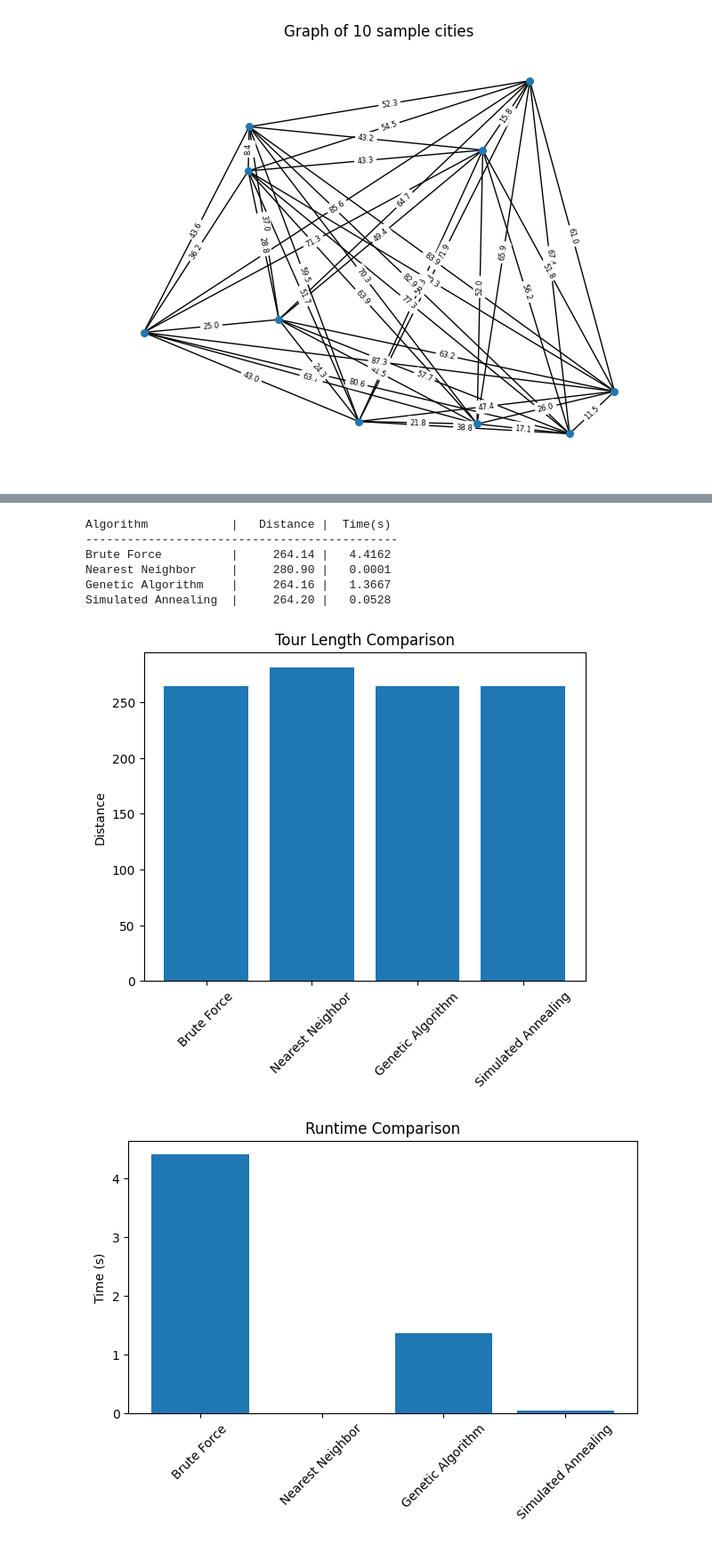
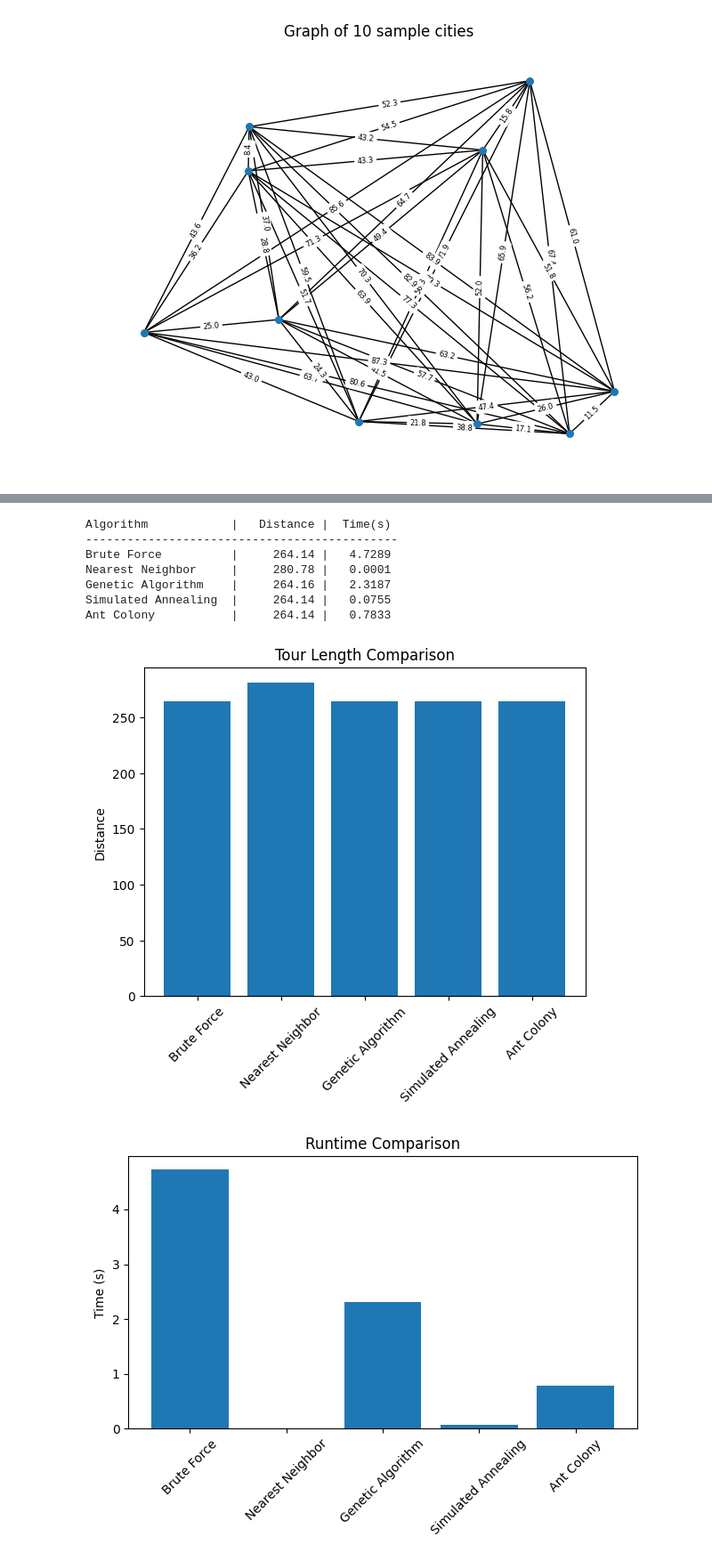
Before and after one commit to niceWizzard/GT_TSP_PS, a Jupyter notebook: tsp-algs.ipynb, the cells around one changed output, grey strips where cells are left out. Shown: that part at 89% size. Cells and saved outputs as stored; diff of their text form; code cells hidden in the pictures.

Commit message:
-Added ACO -used the distances matrix instead of Graph edge weights since that is rounded

```diff
--- a/tsp-algs.ipynb
+++ b/tsp-algs.ipynb
@@ -84,14 +74,14 @@ def nearest_neighbor(G : nx.Graph) -> tuple[list[str], float]:
     while len(visited) < n:
         current_node = route[-1]
         #Finds the nearest node to the current node that has not been visited yet
-        nearest_node, distance = min([(i, G[current_node][i].get('weight')) for i in G[current_node] if i not in visited], key=lambda x: x[1])
+        nearest_node, distance = min([(i, distances[current_node][i]) for i in G[current_node] if i not in visited], key=lambda x: x[1])
 
         route.append(nearest_node)
         visited.add(nearest_node)
         best_distance += distance
     else:
         #Connect last node distance to the first node distance
-        best_distance += G[current_node][first].get('weight')
+        best_distance += distances[current_node][first]
     return (route, best_distance)
 
 start = time.time()
@@ -125,12 +116,14 @@ def random_population(nodes: list, size: int):
 def genetic_alg(G: nx.Graph, pop_size: int, mutation_rate: float, generations: int) -> tuple[list, float]:
     # Initialize a random population
     nodes = list(G.nodes)
+
     def crossover(parent1: list, parent2: list):
+        # Uses OX crossover method
         size = len(nodes)
         start, end = sorted(random.sample(range(size), 2))
 
         child  = [None] * size
-        # Step 1: Copy a slice from parent1
+        # Step 1: Copy a substring from parent1
         child[start:end] = parent1[start:end]
 
         # Step 2: Fill remaining from parent2
@@ -150,6 +143,7 @@ def genetic_alg(G: nx.Graph, pop_size: int, mutation_rate: float, generations: i
         return tuple(route)
 
     def get_parent(population: list[tuple]) -> list:
+        # Tournament selection for parent
         candidates = random.sample(population, 3)
         candidates.sort(key=lambda x : fitness(x), reverse=True)
         return candidates[0]
@@ -189,8 +183,8 @@ def genetic_alg(G: nx.Graph, pop_size: int, mutation_rate: float, generations: i
 
 
 POP_SIZE = 100
-GENERATIONS = 500
+GENERATIONS = 1000
 MUTATION_RATE = 0.01
 start = time.time()
-route, ga_length = genetic_alg(G, POP_SIZE, MUTATION_RATE, GENERATIONS)
+tour, ga_length = genetic_alg(G, POP_SIZE, MUTATION_RATE, GENERATIONS)
 ga_time = time.time() - start
@@ -197,20 +202,15 @@ ga_time = time.time() - start
 # %%
 import networkx as nx
 import random
-from functools import cache
 import numpy as np
 
 
 def simulated_annealing(G: nx.Graph, temperature: float, alpha: float, iterations: int) -> tuple[tuple, float]:
 
     nodes = list(G.nodes)
-    distances = {u: {v: G[u][v]['weight'] for v in G[u] if u != v} for u in nodes}
-    @cache
+
     def get_length(tour: tuple) -> float:
-        tour_size = len(tour)
-        return sum(
-            distances[tour[i]][tour[(i+1) % tour_size]] for i in range(tour_size)
-        )
+        return tour_length(tour)
 
     def random_neighbor(tour: tuple) -> tuple:
         neighbor = list(tour)
@@ -241,7 +241,7 @@ def simulated_annealing(G: nx.Graph, temperature: float, alpha: float, iteration
 
 T, ALPHA, ITER = 10000, 0.995, 20000
 start = time.time()
-route, best_e = simulated_annealing(G, T, ALPHA, ITER)
+tour, best_e = simulated_annealing(G, T, ALPHA, ITER)
 sa_time = time.time() - start
-print(f"Simulated Annealing Time: {(sa_time * 1000):.4f}ms | Best Distance: {best_e} Path: {route}")
+print(f"Simulated Annealing Time: {(sa_time * 1000):.4f}ms | Best Distance: {best_e} Path: {tour}")
 # %% [output]
@@ -252,39 +342,40 @@ results = [
     ('Nearest Neighbor', nn_length, nn_time),
     ('Genetic Algorithm', ga_length, ga_time),
     ('Simulated Annealing', best_e, sa_time),
-    # ('Ant Colony', best_len, aco_time)
+    ('Ant Colony', best_len, aco_time)
 ]
 
 # Table
 print(f"{'Algorithm':20s} | {'Distance':>10s} | {'Time(s)':>8s}")
 print('-'*45)
 for name, dist, t in results:
     print(f"{name:20s} | {dist:10.2f} | {t:8.4f}")
 
 # Charts
 labels = [r[0] for r in results]
 distances_cmp = [r[1] for r in results]
 times_cmp = [r[2] for r in results]
 
 plt.figure()
 plt.bar(labels, distances_cmp)
 plt.title('Tour Length Comparison')
 plt.ylabel('Distance')
 plt.xticks(rotation=45)
 
 plt.figure()
 plt.bar(labels, times_cmp)
 plt.title('Runtime Comparison')
 plt.ylabel('Time (s)')
 plt.xticks(rotation=45)
 plt.tight_layout()
 plt.show()
 # %% [output]
 Algorithm            |   Distance |  Time(s)
 ---------------------------------------------
-Brute Force          |     264.14 |   4.4162
-Nearest Neighbor     |     280.90 |   0.0001
-Genetic Algorithm    |     264.16 |   1.3667
-Simulated Annealing  |     264.20 |   0.0528
+Brute Force          |     264.14 |   4.7289
+Nearest Neighbor     |     280.78 |   0.0001
+Genetic Algorithm    |     264.16 |   2.3187
+Simulated Annealing  |     264.14 |   0.0755
+Ant Colony           |     264.14 |   0.7833
-[figure, old version]
+[figure, new version]
-[figure, old version]
+[figure, new version]
```
Also changed, not shown: parts of 11 cells of this notebook.
